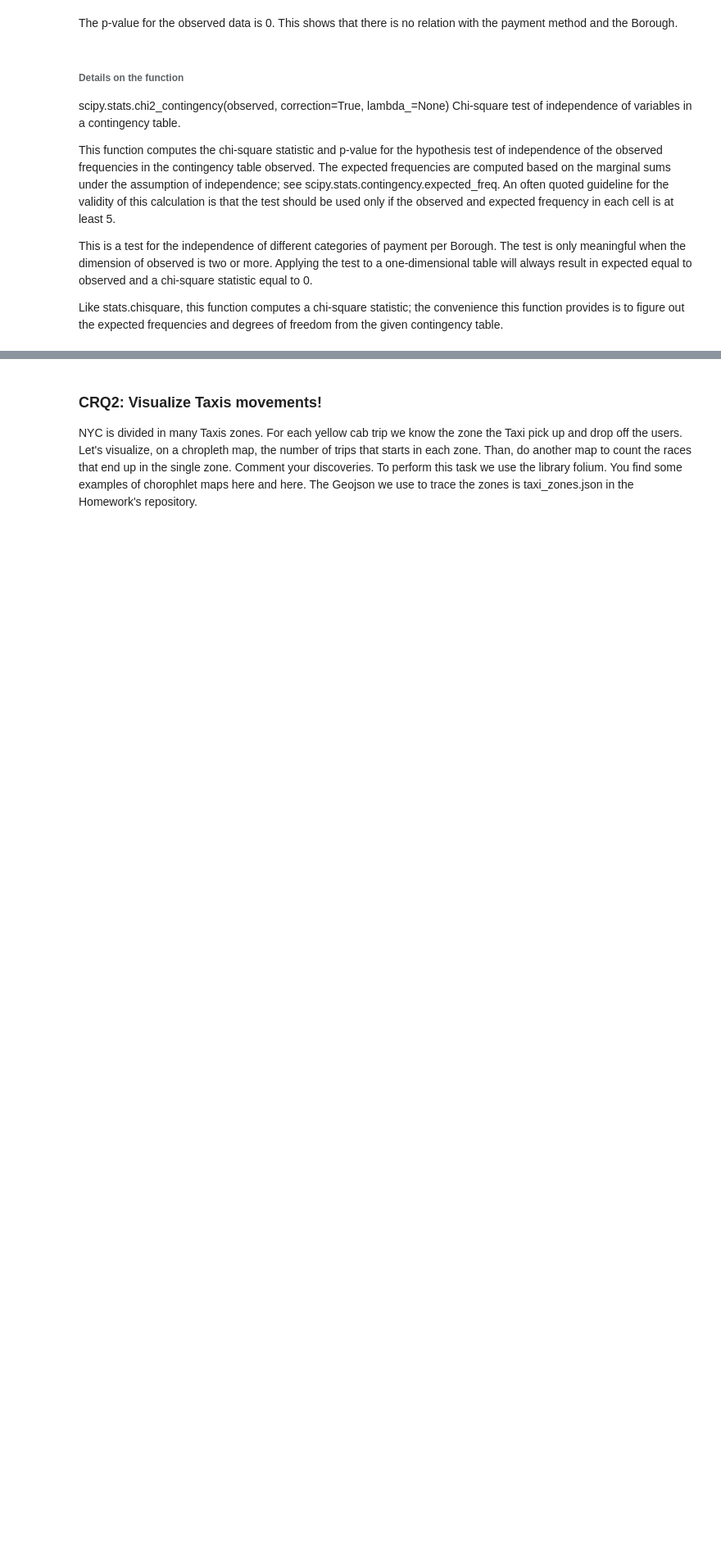
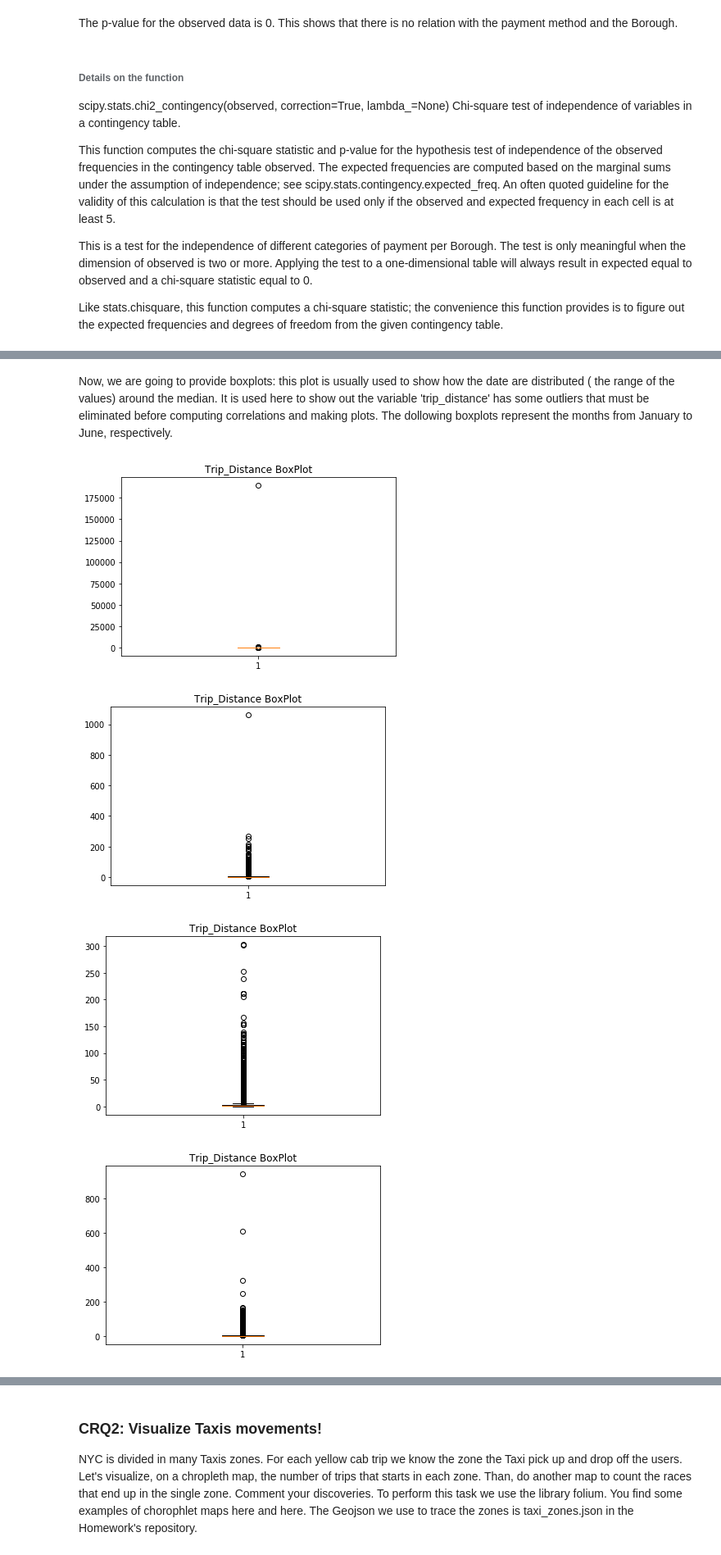
Before and after one commit to guilhermevescovi/How-do-Taxis-move-in-NYC, a Jupyter notebook: Main_pipeline.ipynb, the cells around one changed output, grey strips where cells are left out. Shown: that part at 82% size. Drawn from its saved outputs; the diff is of its cells as text; code cells hidden in the pictures; blank space fills up the shorter version.

```diff
--- a/Main_pipeline.ipynb
+++ b/Main_pipeline.ipynb
@@ -454,0 +460,6 @@ Like stats.chisquare, this function computes a chi-square statistic; the conveni
+# %%
+Months = ['January','February','March','April','May','June']
+correl_entire = pd.DataFrame(columns = Months)
+signif_entire = pd.DataFrame(columns = Months)
+correlation_pearson = list()
+significance = list()
@@ -454,0 +518,38 @@ Like stats.chisquare, this function computes a chi-square statistic; the conveni
+# %% [markdown]
+Now, we are going to provide boxplots: this plot is usually used to show how the date are distributed ( the range of the values) around the median. It is used here to show out the variable 'trip_distance' has some outliers that must be eliminated before computing correlations and making plots. The dollowing boxplots represent the months from January to June, respectively.
+# %%
+#boxplot
+
+for month in ['01', '02', '03', '04', '05', '06']:
+
+    data_final = pd.read_csv("yellow_tripdata_2018-"+month+".csv", usecols=[
+                             'tpep_pickup_datetime', 'tpep_dropoff_datetime', 'trip_distance', 'PULocationID', 'total_amount'])
+
+    data_final = pd.merge(data_final, data_zone, how="left",
+                          left_on='PULocationID', right_on="LocationID")
+    data_final = data_final[data_final.trip_distance != 0]
+    data_final = data_final[data_final.total_amount != 0]
+
+    # Transformation from string to format datetime
+    data_final['tpep_pickup_datetime'] = pd.to_datetime(
+        data_final['tpep_pickup_datetime'], format='%Y-%m-%d %H:%M:%S')
+    data_final['tpep_dropoff_datetime'] = pd.to_datetime(
+        data_final['tpep_dropoff_datetime'], format='%Y-%m-%d %H:%M:%S')
+
+    # inserting a new column with travel time in the dataframe
+    data_final.insert(loc=2, column='travel_time', value= data_final['tpep_dropoff_datetime'] - \
+        data_final['tpep_pickup_datetime'])
+
+    #First of all i have to convert the time express in date_time in a single integer number to allow the correlation computation
+    data_final.loc[:,'converted travel_time'] = data_final['travel_time'].dt.seconds/60 #consider minutes
+    data_final['converted travel_time'] = data_final['converted travel_time'].astype('float64')
+    data_final['converted travel_time'] = round(data_final['converted travel_time'],2)
+
+    fig1, ax1 = plt.subplots()
+    ax1.set_title('Trip_Distance BoxPlot')
+    ax1.boxplot(data_final['trip_distance'])
+# %% [output]
+[figure, added]
+[figure, added]
+[figure, added]
+[figure, added]
```
Also changed, not shown: parts of 26 cells of this notebook.
